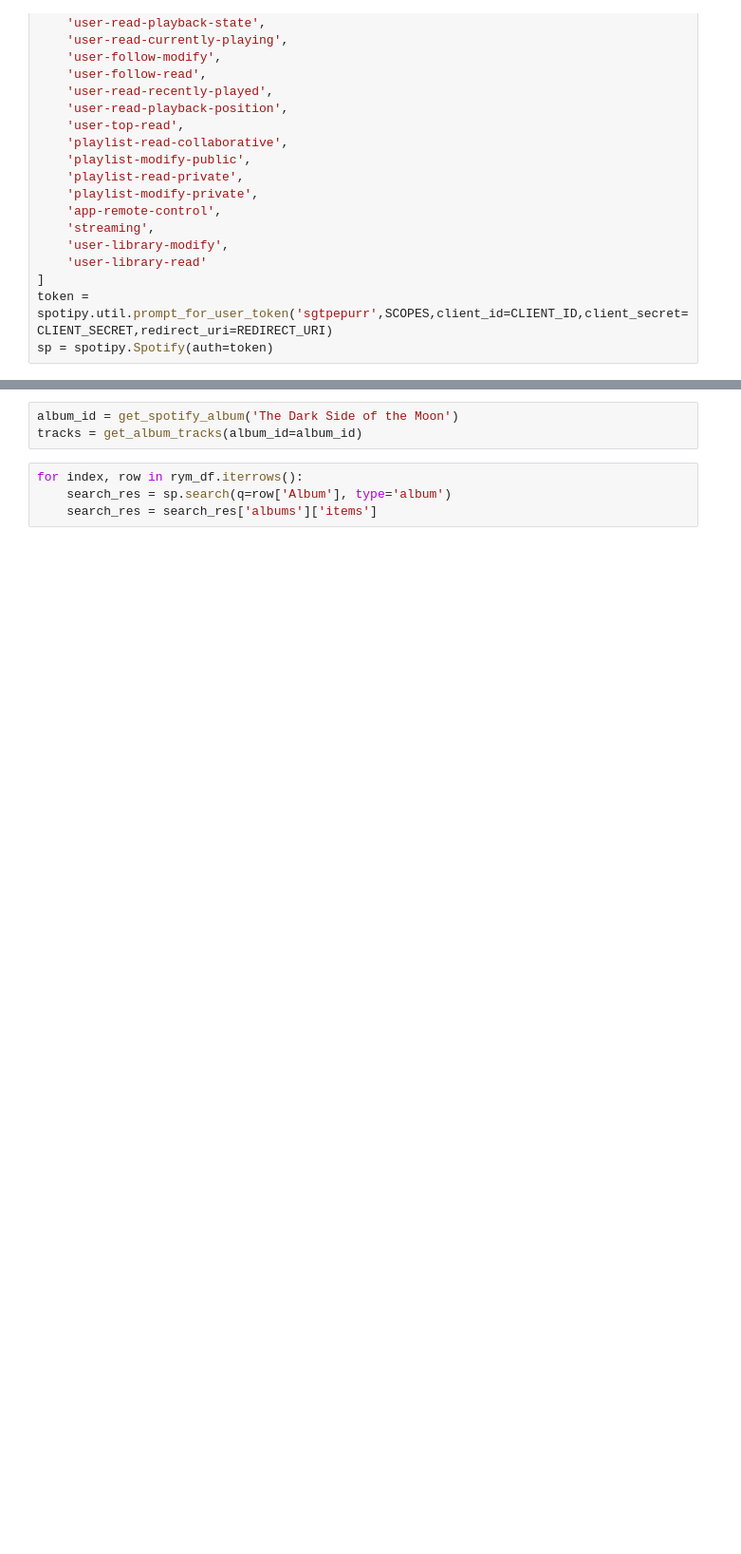
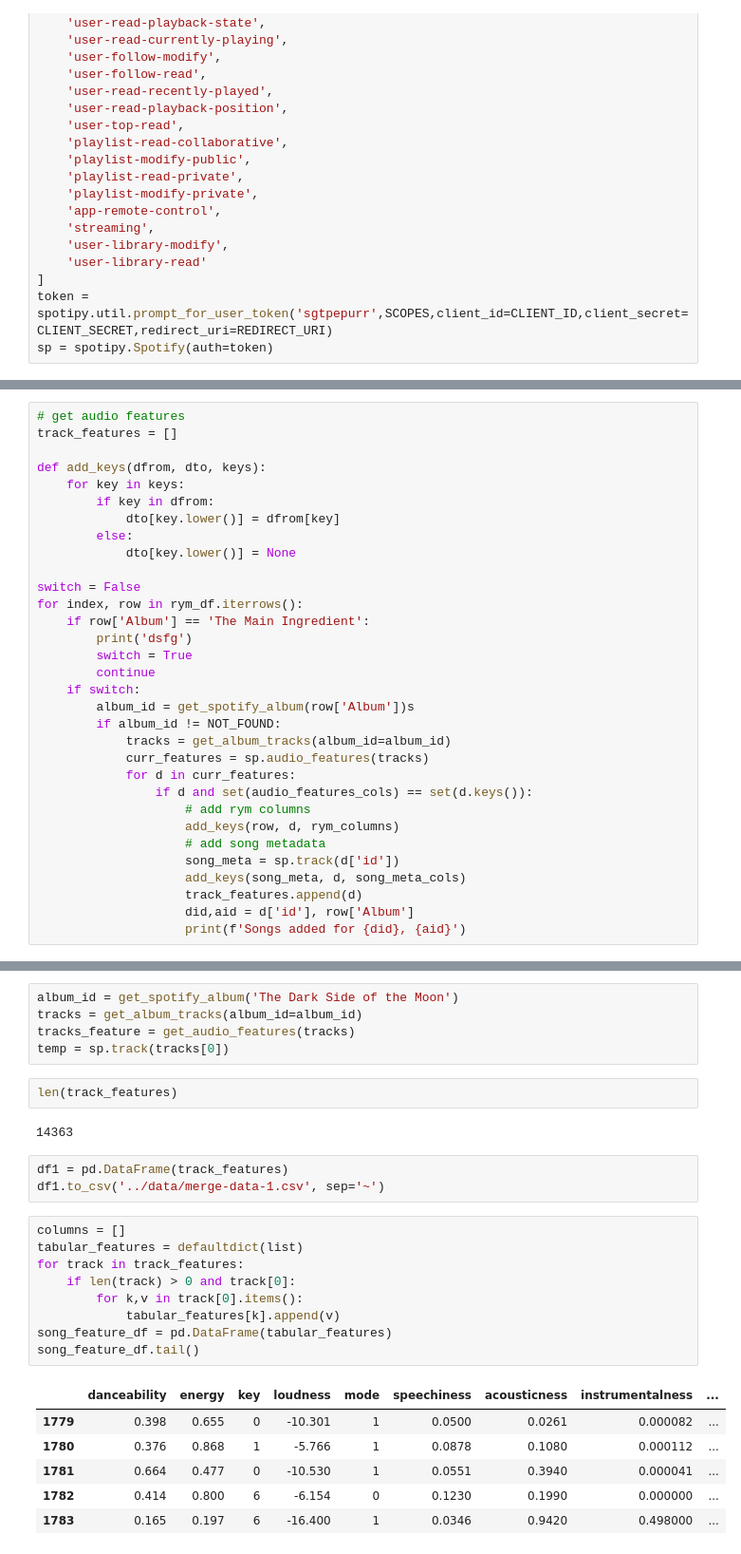
Before and after one commit to stoic-devv/spotify-data-science, a Jupyter notebook: code/song-data-extraction.ipynb, the cells around one changed output, grey strips where cells are left out. Shown at 95% size. Drawn from its saved outputs; the diff is of its cells as text; blank space fills up the shorter version.

Commit message:
extract from spotify and merge with rym

```diff
--- a/code/song-data-extraction.ipynb
+++ b/code/song-data-extraction.ipynb
@@ -95,0 +109,32 @@ def get_album_tracks(album_id):
+# %%
+# get audio features
+track_features = []
+
+def add_keys(dfrom, dto, keys):
+    for key in keys:
+        if key in dfrom:
+            dto[key.lower()] = dfrom[key]
+        else:
+            dto[key.lower()] = None
+
+switch = False
+for index, row in rym_df.iterrows():
+    if row['Album'] == 'The Main Ingredient':
+        print('dsfg')
+        switch = True
+        continue
+    if switch:
+        album_id = get_spotify_album(row['Album'])s
+        if album_id != NOT_FOUND:
+            tracks = get_album_tracks(album_id=album_id)
+            curr_features = sp.audio_features(tracks)
+            for d in curr_features:
+                if d and set(audio_features_cols) == set(d.keys()):
+                    # add rym columns
+                    add_keys(row, d, rym_columns)
+                    # add song metadata
+                    song_meta = sp.track(d['id'])
+                    add_keys(song_meta, d, song_meta_cols)
+                    track_features.append(d)
+                    did,aid = d['id'], row['Album']
+                    print(f'Songs added for {did}, {aid}')
@@ -96,7 +148,28 @@ def get_album_tracks(album_id):
 # %%
 album_id = get_spotify_album('The Dark Side of the Moon')
 tracks = get_album_tracks(album_id=album_id)
+tracks_feature = get_audio_features(tracks)
+temp = sp.track(tracks[0])
-# %%
-for index, row in rym_df.iterrows():
-    search_res = sp.search(q=row['Album'], type='album')
-    search_res = search_res['albums']['items']
+# %%
+len(track_features)
+# %% [output]
+14363
+# %%
+df1 = pd.DataFrame(track_features)
+df1.to_csv('../data/merge-data-1.csv', sep='~')
+# %%
+columns = []
+tabular_features = defaultdict(list)
+for track in track_features:
+    if len(track) > 0 and track[0]:
+        for k,v in track[0].items():
+            tabular_features[k].append(v)
+song_feature_df = pd.DataFrame(tabular_features)
+song_feature_df.tail()
+# %% [output]
+|  | danceability | energy | key | loudness | mode | speechiness | acousticness | instrumentalness | ... |
+| 1779 | 0.398 | 0.655 | 0 | -10.301 | 1 | 0.0500 | 0.0261 | 0.000082 | ... |
+| 1780 | 0.376 | 0.868 | 1 | -5.766 | 1 | 0.0878 | 0.1080 | 0.000112 | ... |
+| 1781 | 0.664 | 0.477 | 0 | -10.530 | 1 | 0.0551 | 0.3940 | 0.000041 | ... |
+| 1782 | 0.414 | 0.800 | 6 | -6.154 | 0 | 0.1230 | 0.1990 | 0.000000 | ... |
+| 1783 | 0.165 | 0.197 | 6 | -16.400 | 1 | 0.0346 | 0.9420 | 0.498000 | ... |
```
Also changed, not shown: parts of 13 cells of this notebook.
